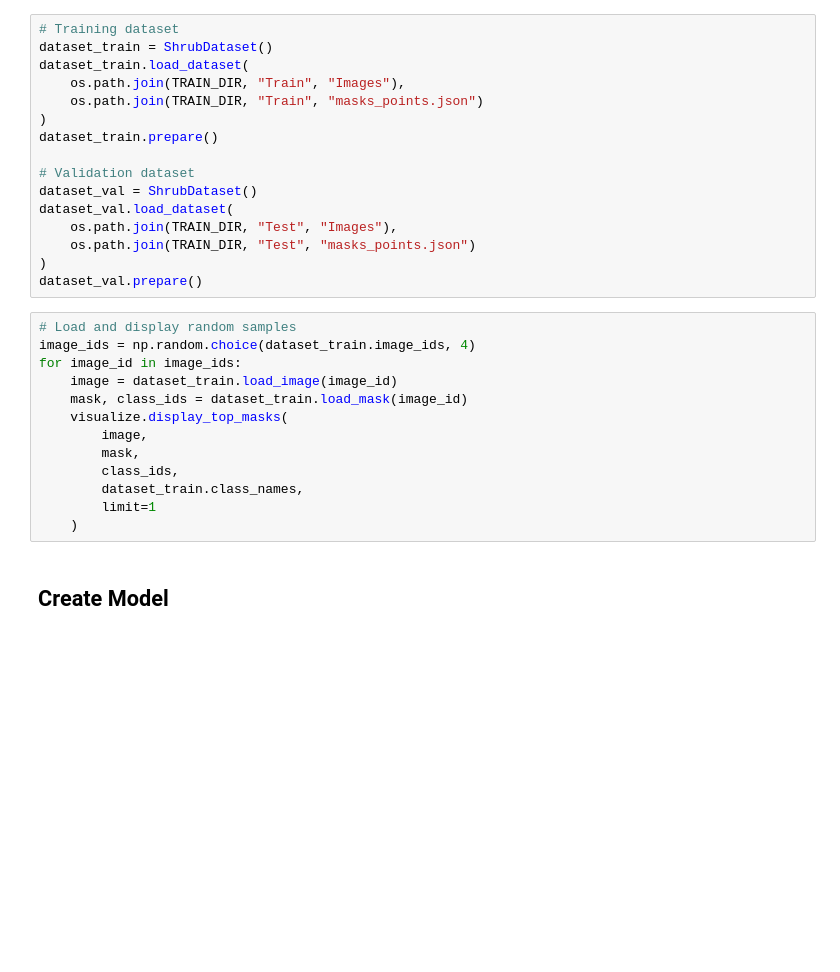
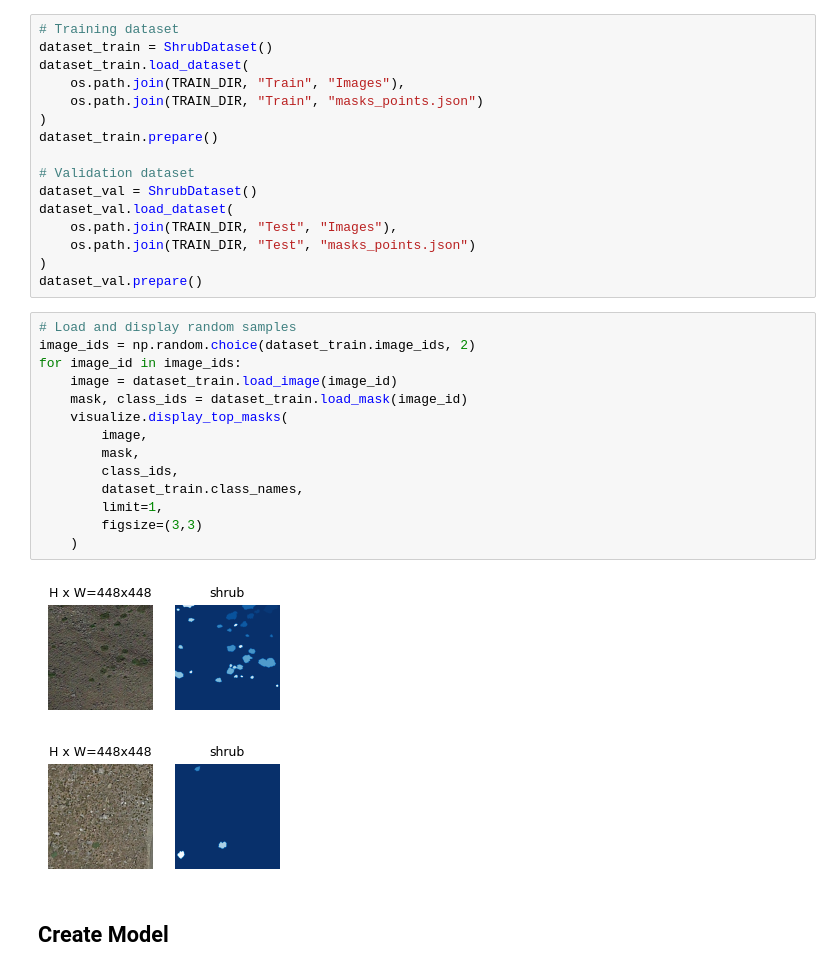
Before and after one commit to CristianICS/shrubs-segmentation, a Jupyter notebook: Notebooks/shrubs_train.ipynb, the cells around one changed output. Saved outputs shown, nothing was run; the diff lists cells and outputs as text; blank space fills up the shorter version.

```diff
--- a/Notebooks/shrubs_train.ipynb
+++ b/Notebooks/shrubs_train.ipynb
@@ -74,17 +101,21 @@ dataset_val.load_dataset(
 dataset_val.prepare()
 # %%
 # Load and display random samples
-image_ids = np.random.choice(dataset_train.image_ids, 4)
+image_ids = np.random.choice(dataset_train.image_ids, 2)
 for image_id in image_ids:
     image = dataset_train.load_image(image_id)
     mask, class_ids = dataset_train.load_mask(image_id)
     visualize.display_top_masks(
         image,
         mask,
         class_ids,
         dataset_train.class_names,
-        limit=1
+        limit=1,
+        figsize=(3,3)
     )
+# %% [output]
+[figure, added]
+[figure, added]
 # %% [markdown]
 ## Create Model
 # %%
```
Also changed, not shown: parts of 6 cells of this notebook, 1 other file.
